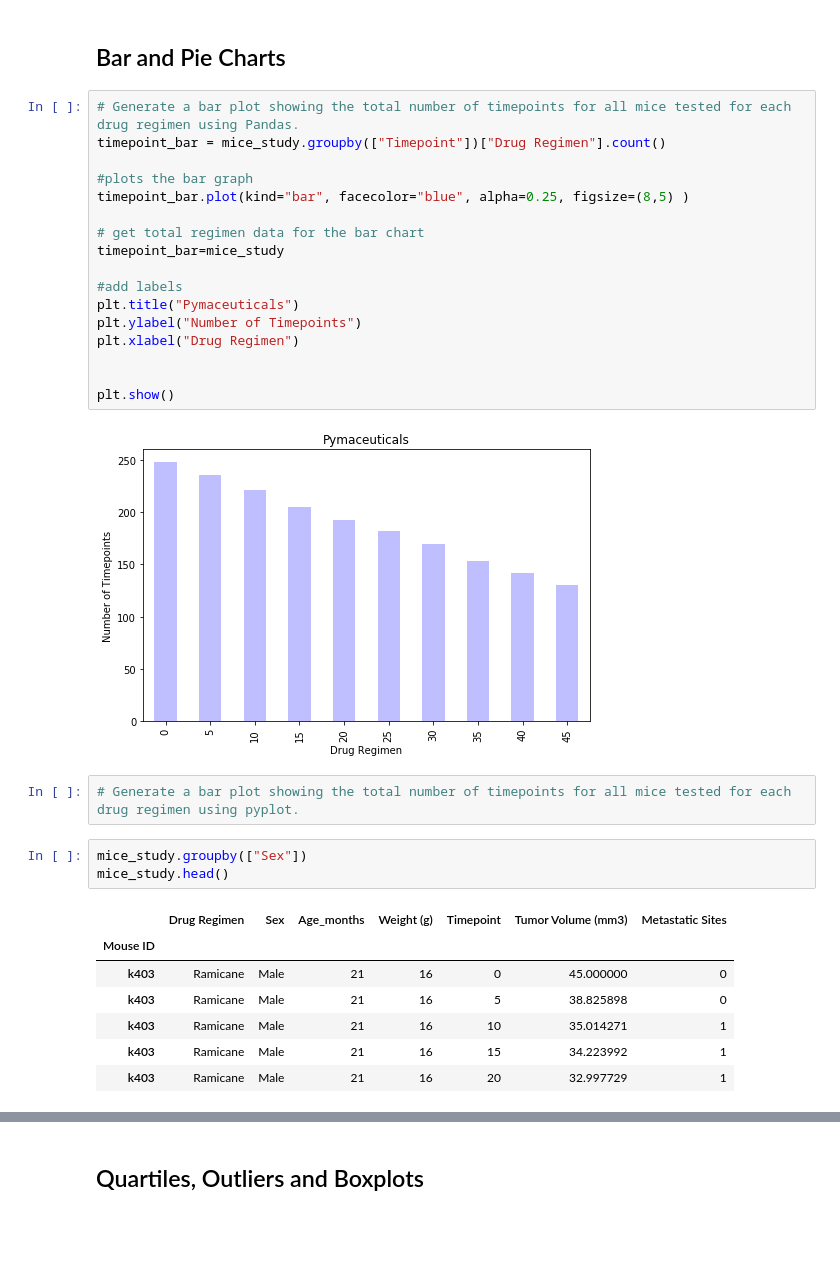
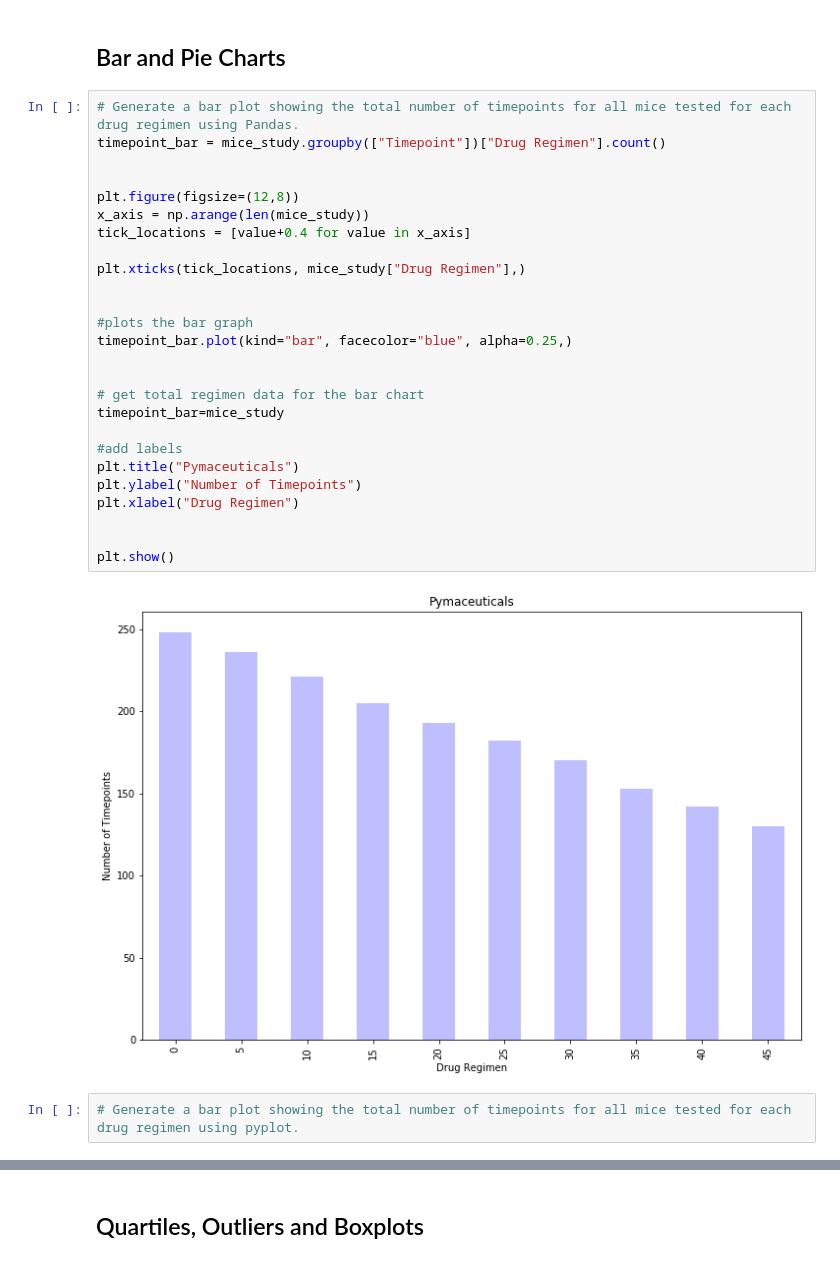
Before and after one commit to michelleherman13/matplotlib-challenge, a Jupyter notebook: Pymaceuticals/Pymaceuticals.ipynb, the cells around one changed output, grey strips where cells are left out. Saved outputs shown, nothing was run; the diff lists cells and outputs as text; blank space fills up the shorter version.

```diff
--- a/Pymaceuticals/Pymaceuticals.ipynb
+++ b/Pymaceuticals/Pymaceuticals.ipynb
@@ -130,32 +131,30 @@ tumor_reg2
 # %%
 # Generate a bar plot showing the total number of timepoints for all mice tested for each drug regimen using Pandas.
 timepoint_bar = mice_study.groupby(["Timepoint"])["Drug Regimen"].count()
 
+
+plt.figure(figsize=(12,8))
+x_axis = np.arange(len(mice_study))
+tick_locations = [value+0.4 for value in x_axis]
+
+plt.xticks(tick_locations, mice_study["Drug Regimen"],)
+
+
 #plots the bar graph
-timepoint_bar.plot(kind="bar", facecolor="blue", alpha=0.25, figsize=(8,5) )
+timepoint_bar.plot(kind="bar", facecolor="blue", alpha=0.25,)
+
 
 # get total regimen data for the bar chart
 timepoint_bar=mice_study
 
 #add labels
 plt.title("Pymaceuticals")
 plt.ylabel("Number of Timepoints")
 plt.xlabel("Drug Regimen")
 
 
 plt.show()
 # %% [output]
-[figure, old version]
+[figure, new version]
 # %%
 # Generate a bar plot showing the total number of timepoints for all mice tested for each drug regimen using pyplot.
-# %%
-mice_study.groupby(["Sex"])
-mice_study.head()
-# %% [output]
-|  | Drug Regimen | Sex | Age_months | Weight (g) | Timepoint | Tumor Volume (mm3) | Metastatic Sites |
-| Mouse ID |  |  |  |  |  |  |  |
-| k403 | Ramicane | Male | 21 | 16 | 0 | 45.000000 | 0 |
-| k403 | Ramicane | Male | 21 | 16 | 5 | 38.825898 | 0 |
-| k403 | Ramicane | Male | 21 | 16 | 10 | 35.014271 | 1 |
-| k403 | Ramicane | Male | 21 | 16 | 15 | 34.223992 | 1 |
-| k403 | Ramicane | Male | 21 | 16 | 20 | 32.997729 | 1 |
```
Also changed, not shown: parts of 8 cells of this notebook.
